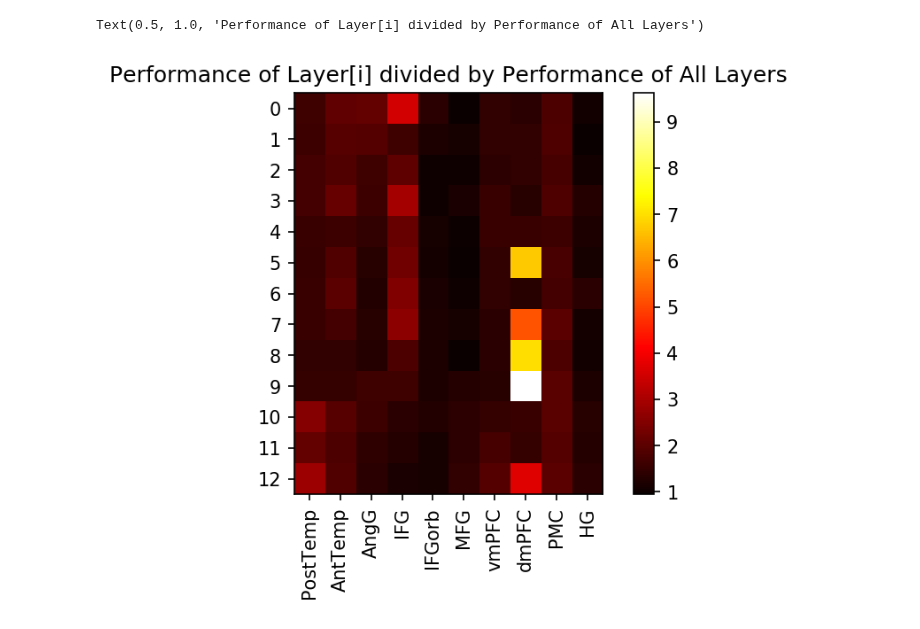
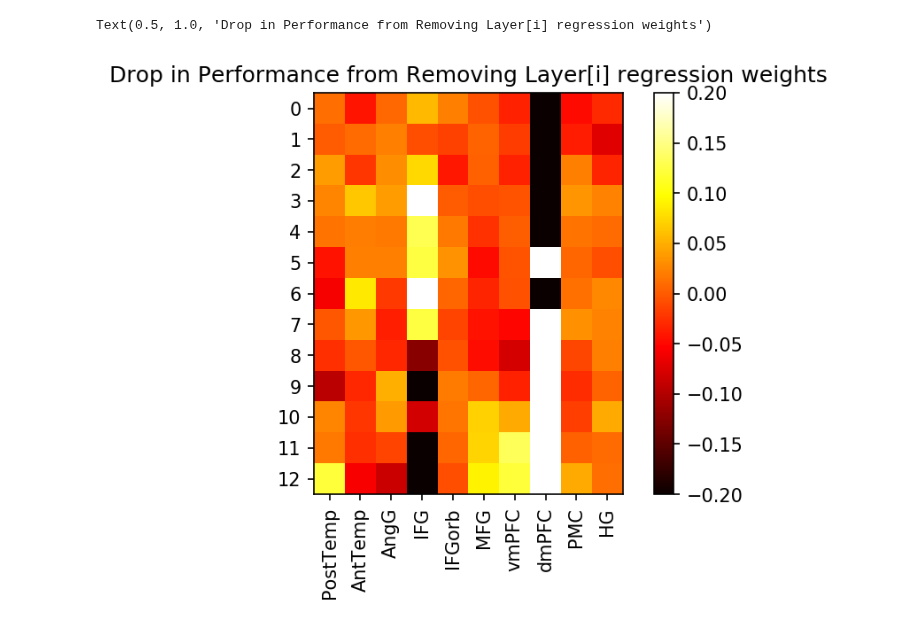
Before and after one commit to tsumers/bert-brains, a Jupyter notebook: View_Normalized_ROI_Matrices.ipynb, the cells around one changed output. Saved outputs shown, nothing was run; the diff lists cells and outputs as text; code cells hidden in the pictures.

```diff
--- a/View_Normalized_ROI_Matrices.ipynb
+++ b/View_Normalized_ROI_Matrices.ipynb
@@ -60,7 +60,8 @@ def get_result_dataset_heldout(dataset,layer_num):
         for sub in subs:
             results_sub_parcels=np.load(result_dir+sub+"_parcelwise_results.npy")
             results_sub_parcels_fullwidth=np.load(fullwidth_dir+sub+"_parcelwise_results.npy")
-            results_sub_parcels=results_sub_parcels_fullwidth-results_sub_parcels
+            results_sub_parcels=(results_sub_parcels_fullwidth-results_sub_parcels)/results_sub_parcels_fullwidth
+            #print(results_sub_parcels_fullwidth.mean())
             #print(results_sub_parcels.mean())
             results_sub=np.zeros((20,))
             for roi in range(20):
@@ -91,7 +92,7 @@ def get_weight_dataset(dataset,layer_num):
             weights_layers=np.mean([weights_delays[:,d*n_layer:(d+1)*n_layer] for d in range(13)],axis=2)
             results_sub_parcels=weights_layers[layer_num]/np.sum(weights_layers,axis=0)
             #print(results_sub_parcels.mean())
-            results_sub=np.zeros((20,))
+            results_sub=np.zeros((20,13))
             for roi in range(20):
                 results_sub[roi]=results_sub_parcels[np.where(roi_mapping==roi+1)].mean()
             results_story.append(results_sub)
@@ -99,17 +100,38 @@ def get_weight_dataset(dataset,layer_num):
         results.append(results_story)
     results=np.asarray(results)
     return np.concatenate(results,axis=0)
+
+def get_result_mixing(dataset):
+    results=[]
+    for story in dataset:
+        results_story=[]
+        if story=='black':
+            subs=black_subs
+        if story=='slumlordreach':
+            subs=slumlordreach_subs
+        result_dir='/jukebox/griffiths/bert-brains/results/'+story+"/encoding-mixing/"
+        roi_mapping=np.load('/jukebox/griffiths/bert-brains/'+story+'_data/Parcel2ROI.npy')
+        for sub in subs:
+            results_sub_parcels=np.load(result_dir+sub+"_parcelwise_results.npy")
+            results_sub=np.zeros((20,13))
+            for roi in range(20):
+                results_sub[roi]=results_sub_parcels[np.where(roi_mapping==roi+1)].mean(axis=0)
+            results_story.append(results_sub)
+        results_story=np.asarray(results_story)
+        results.append(results_story)
+    results=np.asarray(results)
+    return np.concatenate(results,axis=0)
 # %%
 layer_reps=['layer_'+str(i+1)+"_activations" for i in range(13)]
-layer_reps_mat=np.asarray([get_result_dataset_normalized(['black','slumlordreach'],i).mean(axis=0) for i in range(13)])
+layer_reps_mat=np.asarray([get_result_dataset_heldout(['black','slumlordreach'],i).mean(axis=0) for i in range(13)])
 layer_reps_mat=np.mean(np.asarray([layer_reps_mat[:,:10],layer_reps_mat[:,10:]]),axis=0)
 plt.figure(dpi=150)
-plt.imshow(layer_reps_mat,cmap='hot')
+plt.imshow(layer_reps_mat,cmap='hot',vmin=-0.2,vmax=0.2)
 plt.xticks(list(range(10)),rois,rotation=90)
 plt.yticks(list(range(13)))
 plt.colorbar()
-plt.title("Performance of Layer[i] divided by Performance of All Layers")
+plt.title("Drop in Performance from Removing Layer[i] regression weights")
 # %% [output]
-Text(0.5, 1.0, 'Performance of Layer[i] divided by Performance of All Layers')
+Text(0.5, 1.0, 'Drop in Performance from Removing Layer[i] regression weights')
-[figure, old version]
+[figure, new version]
 # %%
```
Also changed, not shown: parts of 4 cells of this notebook.
